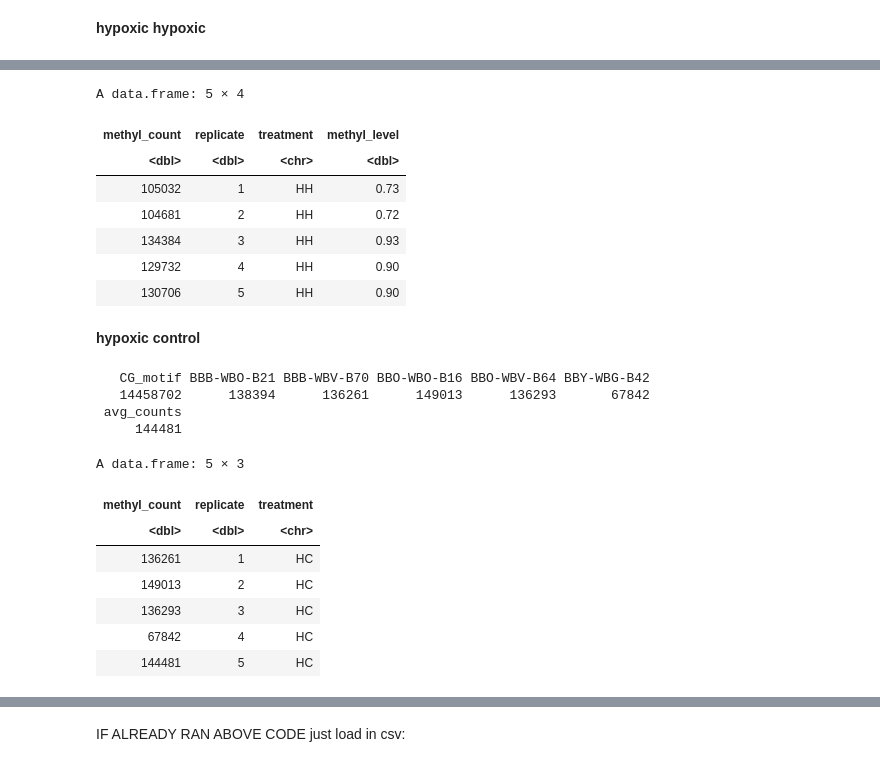
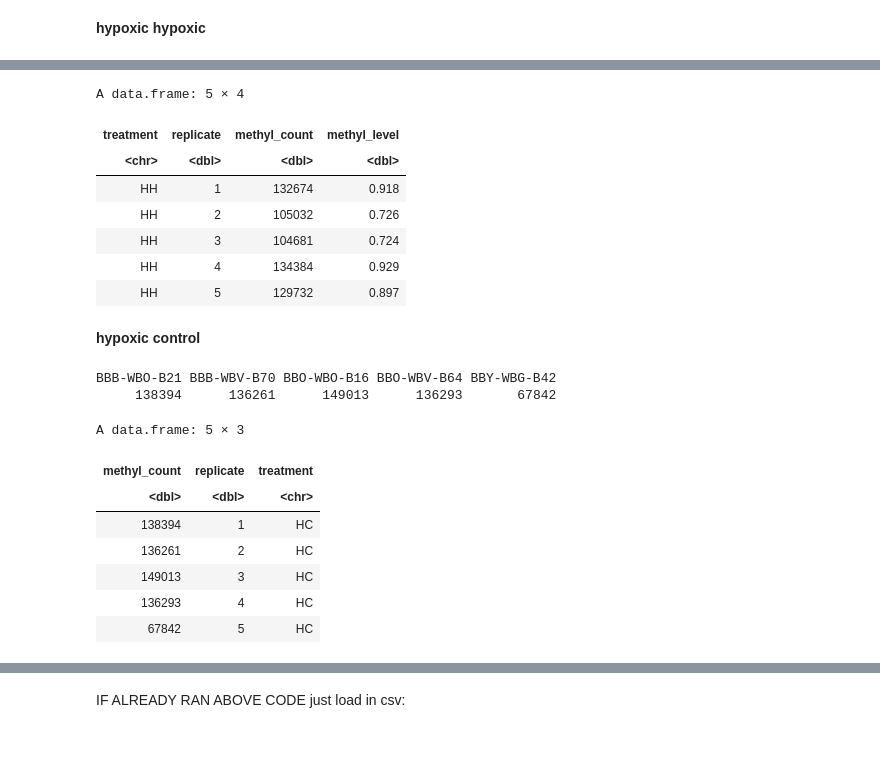
Before and after one commit to jgmcdonough/CE18_methylRAD_analysis, a Jupyter notebook: analysis/genomic_feature_tracks/methylation_level_of_features.ipynb, the cells around one changed output, grey strips where cells are left out. Cells and saved outputs as stored; diff of their text form; code cells hidden in the pictures.

```diff
--- a/analysis/genomic_feature_tracks/methylation_level_of_features.ipynb
+++ b/analysis/genomic_feature_tracks/methylation_level_of_features.ipynb
@@ -652,6 +652,6 @@ A data.frame: 6 × 11
 # %%
 # Calculate average counts of last 5 columns
-CC_multicov$avg_counts <- rowMeans(CC_multicov[,6:10])
+CC_multicov$avg_counts <- rowMeans(CC_multicov[,5:9])
 
 # Remove rows with averages below 5
 CC_filtered <- CC_multicov[CC_multicov$avg_counts >= 5, ]
@@ -698,6 +710,6 @@ print(paste(CHpercent_me, "% of CpG dinucleotide is methylated"))
 # %%
 # Calculate average counts of last 5 columns
-HH_multicov$avg_counts <- rowMeans(HH_multicov[,6:10])
+HH_multicov$avg_counts <- rowMeans(HH_multicov[,5:9])
 
 # Remove rows with averages below 5
 HH_filtered <- HH_multicov[HH_multicov$avg_counts >= 5, ]
@@ -1665,0 +1641,8 @@ A data.frame: 5 × 3
+# %%
+HHsample_columns <- HH_multicov[,5:9] # Select the sample columns
+
+# Calculate the number of rows with at least 5 for each sample
+ML_hh <- colSums(HHsample_columns >= 5)
+
+# Print the result
+ML_hh
@@ -1665,0 +1652,17 @@ A data.frame: 5 × 3
+# %%
+# create dataframe
+HHml_cg <- as.data.frame(ML_hh)
+
+# assign replicate #'s
+HHml_cg$replicate <- c(1,2,3,4,5)
+
+# rename columns
+colnames(HHml_cg) <- c('methyl_count', 'replicate')
+
+# reset rownames
+rownames(HHml_cg) <- NULL
+
+# add treatment
+HHml_cg$treatment <- 'HH'
+
+HHml_cg
@@ -1666,40 +1678,36 @@ A data.frame: 5 × 3
 # %%
 # calculate methylation level
-HH_multicov$methyl_level <- round(((HH_multicov$methyl_count/total_cg)*100),2)
+HHml_cg$methyl_level <- round(((HHml_cg$methyl_count/total_cg)*100),3)
 
 # reorder columns to make sense
-#HH_multicov <- select(HH_multicov, treatment, replicate, methyl_count, methyl_level)
+HHml_cg <- select(HHml_cg, treatment, replicate, methyl_count, methyl_level)
 
-HH_multicov
+HHml_cg
 # %% [output]
 A data.frame: 5 × 4
-| methyl_count | replicate | treatment | methyl_level |
-| <dbl> | <dbl> | <chr> | <dbl> |
-| 105032 | 1 | HH | 0.73 |
-| 104681 | 2 | HH | 0.72 |
-| 134384 | 3 | HH | 0.93 |
-| 129732 | 4 | HH | 0.90 |
-| 130706 | 5 | HH | 0.90 |
+| treatment | replicate | methyl_count | methyl_level |
+| <chr> | <dbl> | <dbl> | <dbl> |
+| HH | 1 | 132674 | 0.918 |
+| HH | 2 | 105032 | 0.726 |
+| HH | 3 | 104681 | 0.724 |
+| HH | 4 | 134384 | 0.929 |
+| HH | 5 | 129732 | 0.897 |
 # %% [markdown]
 **hypoxic control**
 # %%
-# Assuming your dataframe is named 'df'
-sample_columns <- HC_multicov[, 4:ncol(HC_multicov)] # Select the sample columns
+HCsample_columns <- HC_multicov[, 5:9] # Select the sample columns
 
 # Calculate the number of rows with at least 5 for each sample
-ML_hc <- colSums(sample_columns >= 5)
+ML_hc <- colSums(HCsample_columns >= 5)
 
 # Print the result
 ML_hc
 # %% [output]
-   CG_motif BBB-WBO-B21 BBB-WBV-B70 BBO-WBO-B16 BBO-WBV-B64 BBY-WBG-B42
-   14458702      138394      136261      149013      136293       67842
- avg_counts
-     144481
+BBB-WBO-B21 BBB-WBV-B70 BBO-WBO-B16 BBO-WBV-B64 BBY-WBG-B42
+     138394      136261      149013      136293       67842
 # %%
 # create dataframe
 HCml_cg <- as.data.frame(ML_hc)
-HCml_cg <- as.data.frame(HCml_cg[3:7,])
 
 # assign replicate #'s
 HCml_cg$replicate <- c(1,2,3,4,5)
@@ -1718,11 +1726,11 @@ HCml_cg
 A data.frame: 5 × 3
 | methyl_count | replicate | treatment |
 | <dbl> | <dbl> | <chr> |
-| 136261 | 1 | HC |
-| 149013 | 2 | HC |
-| 136293 | 3 | HC |
-| 67842 | 4 | HC |
-| 144481 | 5 | HC |
+| 138394 | 1 | HC |
+| 136261 | 2 | HC |
+| 149013 | 3 | HC |
+| 136293 | 4 | HC |
+| 67842 | 5 | HC |
 # %%
 # calculate methylation level
 HCml_cg$methyl_level <- round(((HCml_cg$methyl_count/total_cg)*100),2)
```
Also changed, not shown: parts of 37 cells of this notebook.
